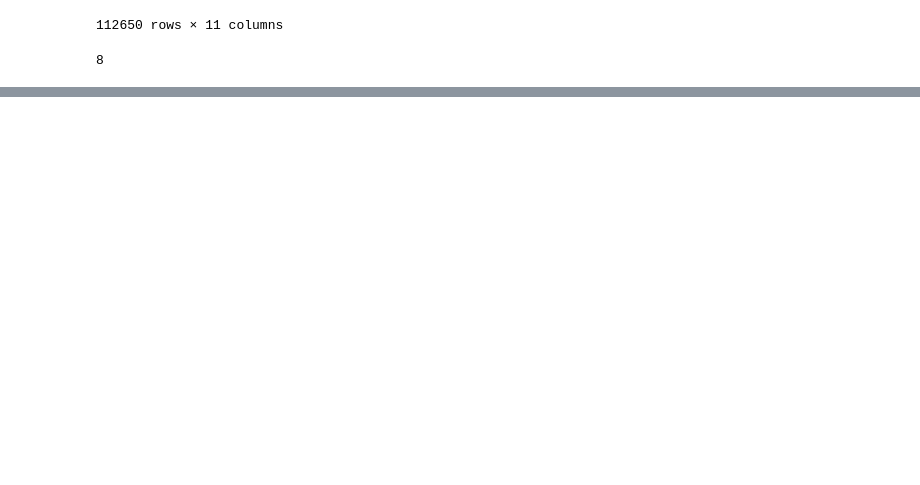
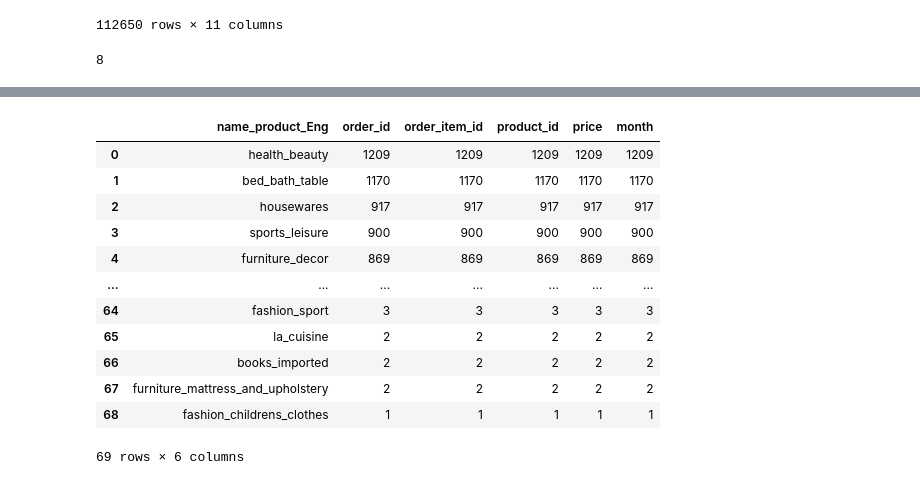
Before and after one commit to nicha0524/DPDM2021, a Jupyter notebook: Untitled6.ipynb, the cells around one changed output, grey strips where cells are left out. Saved outputs shown, nothing was run; the diff lists cells and outputs as text; code cells hidden in the pictures; blank space fills up the shorter version.

```diff
--- a/Untitled6.ipynb
+++ b/Untitled6.ipynb
@@ -612,0 +628,16 @@ w_res[w_res['id']==topsearch]['name']
+# %%
+name_Pro.groupby('name_product_Eng').count().sort_values(by=['order_item_id'],ascending=False).reset_index()
+# %% [output]
+|  | name_product_Eng | order_id | order_item_id | product_id | price | month |
+| 0 | health_beauty | 1209 | 1209 | 1209 | 1209 | 1209 |
+| 1 | bed_bath_table | 1170 | 1170 | 1170 | 1170 | 1170 |
+| 2 | housewares | 917 | 917 | 917 | 917 | 917 |
+| 3 | sports_leisure | 900 | 900 | 900 | 900 | 900 |
+| 4 | furniture_decor | 869 | 869 | 869 | 869 | 869 |
+| ... | ... | ... | ... | ... | ... | ... |
+| 64 | fashion_sport | 3 | 3 | 3 | 3 | 3 |
+| 65 | la_cuisine | 2 | 2 | 2 | 2 | 2 |
+| 66 | books_imported | 2 | 2 | 2 | 2 | 2 |
+| 67 | furniture_mattress_and_upholstery | 2 | 2 | 2 | 2 | 2 |
+| 68 | fashion_childrens_clothes | 1 | 1 | 1 | 1 | 1 |
+69 rows × 6 columns
```
Also changed, not shown: parts of 5 cells of this notebook.
